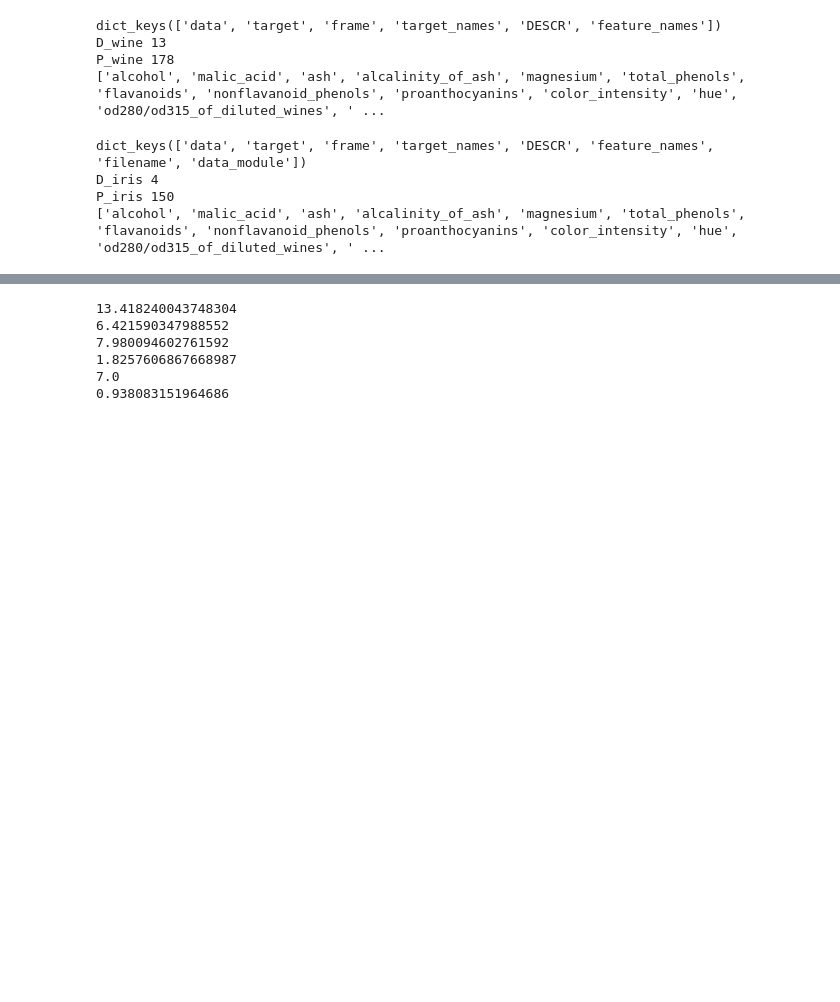
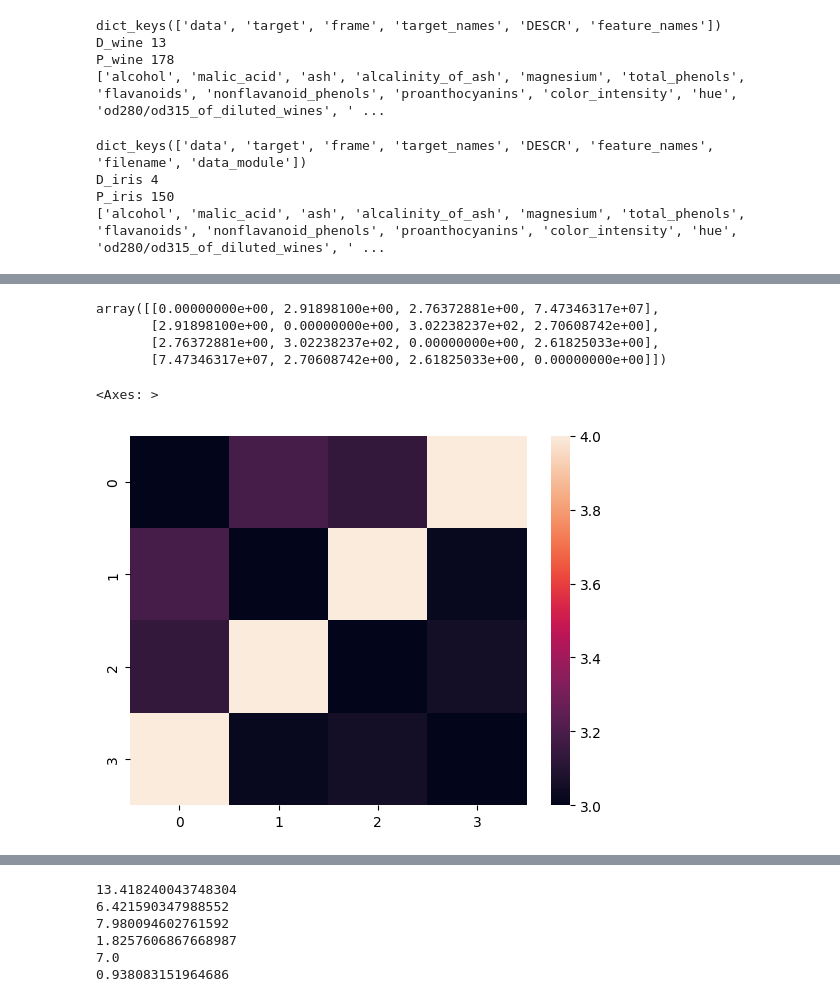
Before and after one commit to sjkoelle/isometry-pursuit, a Jupyter notebook: experiments/Figure2v2.ipynb, the cells around one changed output, grey strips where cells are left out. Drawn from its saved outputs; the diff is of its cells as text; code cells hidden in the pictures; blank space fills up the shorter version.

```diff
--- a/experiments/Figure2v2.ipynb
+++ b/experiments/Figure2v2.ipynb
@@ -94,0 +204,36 @@ len(np.where(np.asarray(losses ) > np.asarray(two_stage_losses))[0])
+# %%
+norms = np.zeros((X.shape[1],X.shape[1]))
+
+for i in range(X.shape[1]):
+    for j in range(X.shape[1]):
+        norms[i,j] = group_lasso_norm(X[:,np.asarray([i,j])])
+# %%
+data_transformed = data_transformed.transpose()
+# %%
+norms = np.zeros((data_transformed.shape[1],data_transformed.shape[1]))
+
+for i in range(data_transformed.shape[1]):
+    for j in range(data_transformed.shape[1]):
+        if i != j:
+            norms[i,j] = group_lasso_norm(np.linalg.inv(data_transformed[:,np.asarray([i,j])]))
+# %%
+norms = np.zeros((data_transformed.shape[1],data_transformed.shape[1]))
+
+for i in range(data_transformed.shape[1]):
+    for j in range(data_transformed.shape[1]):
+        if i != j:
+            norms[i,j] = isometry_loss(data_transformed[:,np.asarray([i,j])])
+# %%
+norms
+# %% [output]
+array([[0.00000000e+00, 2.91898100e+00, 2.76372881e+00, 7.47346317e+07],
+       [2.91898100e+00, 0.00000000e+00, 3.02238237e+02, 2.70608742e+00],
+       [2.76372881e+00, 3.02238237e+02, 0.00000000e+00, 2.61825033e+00],
+       [7.47346317e+07, 2.70608742e+00, 2.61825033e+00, 0.00000000e+00]])
+# %%
+sns.heatmap(norms, vmin=3, vmax=4)
+
+# it has to be contained within the solution because its a convex set and its an average?
+# %% [output]
+<Axes: >
+[figure, added]
```
Also changed, not shown: parts of 34 cells of this notebook, 16 other files.
